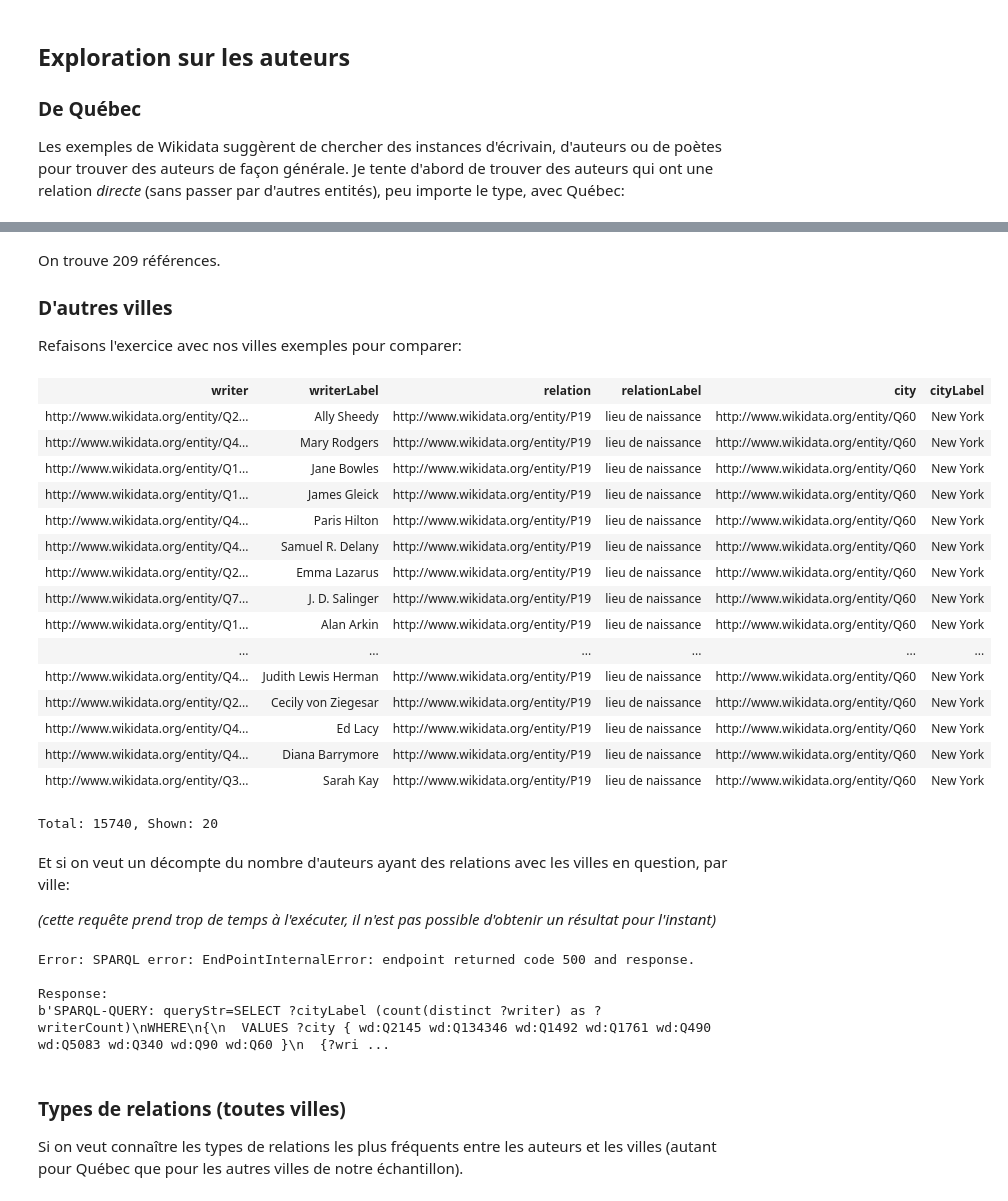
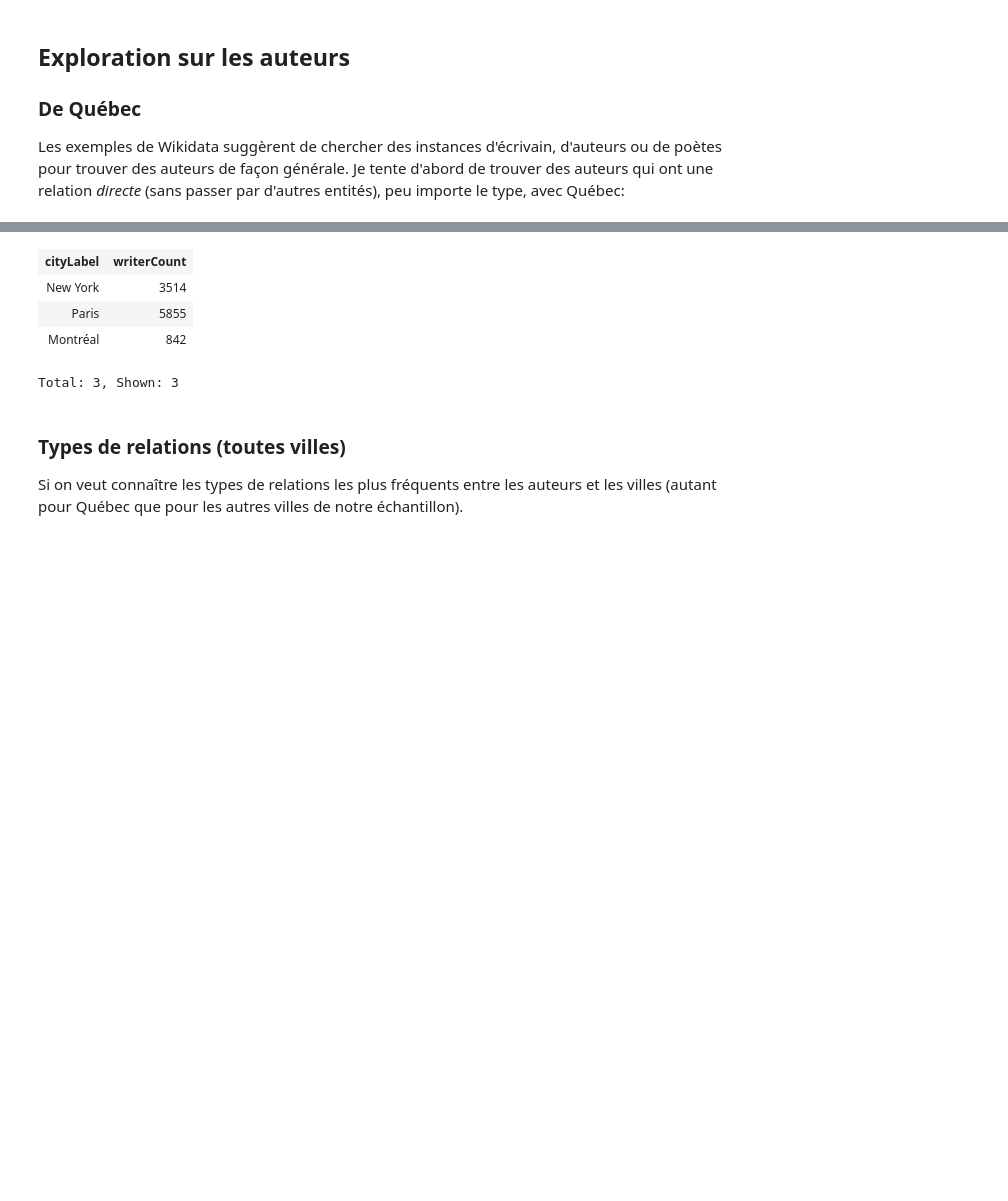
Before and after one commit to Projet-TAMIS/explo_wikidata, a Jupyter notebook: Wikidata et Québec.ipynb, the cells around one changed output, grey strips where cells are left out. Saved outputs shown, nothing was run; the diff lists cells and outputs as text; code cells hidden in the pictures; blank space fills up the shorter version.

Commit message:
Mise à jour et amélioration des requêtes

```diff
--- a/Wikidata et Québec.ipynb
+++ b/Wikidata et Québec.ipynb
@@ -202,57 +287,20 @@ Total: 209, Shown: 20
-# %% [markdown]
-On trouve 209 références.
-
-### D'autres villes
-
-Refaisons l'exercice avec nos villes exemples pour comparer:
 # %%
-SELECT distinct ?writer ?writerLabel ?relation ?relationLabel ?city ?cityLabel
+SELECT ?cityLabel (count(distinct ?writer) as ?writerCount)
 WHERE
 {
-  VALUES ?city { wd:Q2145 wd:Q134346 wd:Q1492 wd:Q1761 wd:Q490 wd:Q5083 wd:Q340 wd:Q90 wd:Q60 }
+  VALUES ?city { wd:Q340 wd:Q90 wd:Q60 }
   {?writer wdt:P106 wd:Q36180 .} UNION { ?writer wdt:P106 wd:Q482980 . } UNION { ?writer wdt:P106 wd:Q49757 . }
   ?writer ?rel ?city
   SERVICE wikibase:label { bd:serviceParam wikibase:language "[AUTO_LANGUAGE],fr,en". }
   ?relation wikibase:directClaim ?rel .
 }
+GROUP BY ?cityLabel
 # %% [output]
-| writer | writerLabel | relation | relationLabel | city | cityLabel |
-| http://www.wikidata.org/entity/Q2... | Ally Sheedy | http://www.wikidata.org/entity/P19 | lieu de naissance | http://www.wikidata.org/entity/Q60 | New York |
-| http://www.wikidata.org/entity/Q4... | Mary Rodgers | http://www.wikidata.org/entity/P19 | lieu de naissance | http://www.wikidata.org/entity/Q60 | New York |
-| http://www.wikidata.org/entity/Q1... | Jane Bowles | http://www.wikidata.org/entity/P19 | lieu de naissance | http://www.wikidata.org/entity/Q60 | New York |
-| http://www.wikidata.org/entity/Q1... | James Gleick | http://www.wikidata.org/entity/P19 | lieu de naissance | http://www.wikidata.org/entity/Q60 | New York |
-| http://www.wikidata.org/entity/Q4... | Paris Hilton | http://www.wikidata.org/entity/P19 | lieu de naissance | http://www.wikidata.org/entity/Q60 | New York |
-| http://www.wikidata.org/entity/Q4... | Samuel R. Delany | http://www.wikidata.org/entity/P19 | lieu de naissance | http://www.wikidata.org/entity/Q60 | New York |
-| http://www.wikidata.org/entity/Q2... | Emma Lazarus | http://www.wikidata.org/entity/P19 | lieu de naissance | http://www.wikidata.org/entity/Q60 | New York |
-| http://www.wikidata.org/entity/Q7... | J. D. Salinger | http://www.wikidata.org/entity/P19 | lieu de naissance | http://www.wikidata.org/entity/Q60 | New York |
-| http://www.wikidata.org/entity/Q1... | Alan Arkin | http://www.wikidata.org/entity/P19 | lieu de naissance | http://www.wikidata.org/entity/Q60 | New York |
-| ... | ... | ... | ... | ... | ... |
-| http://www.wikidata.org/entity/Q4... | Judith Lewis Herman | http://www.wikidata.org/entity/P19 | lieu de naissance | http://www.wikidata.org/entity/Q60 | New York |
-| http://www.wikidata.org/entity/Q2... | Cecily von Ziegesar | http://www.wikidata.org/entity/P19 | lieu de naissance | http://www.wikidata.org/entity/Q60 | New York |
-| http://www.wikidata.org/entity/Q4... | Ed Lacy | http://www.wikidata.org/entity/P19 | lieu de naissance | http://www.wikidata.org/entity/Q60 | New York |
-| http://www.wikidata.org/entity/Q4... | Diana Barrymore | http://www.wikidata.org/entity/P19 | lieu de naissance | http://www.wikidata.org/entity/Q60 | New York |
-| http://www.wikidata.org/entity/Q3... | Sarah Kay | http://www.wikidata.org/entity/P19 | lieu de naissance | http://www.wikidata.org/entity/Q60 | New York |
+| cityLabel | writerCount |
+| New York | 3514 |
+| Paris | 5855 |
+| Montréal | 842 |
-Total: 15740, Shown: 20
+Total: 3, Shown: 3
-# %% [markdown]
-Et si on veut un décompte du nombre d'auteurs ayant des relations avec les villes en question, par ville:
-
-_(cette requête prend trop de temps à l'exécuter, il n'est pas possible d'obtenir un résultat pour l'instant)_
-# %%
-SELECT ?cityLabel (count(distinct ?writer) as ?writerCount)
-WHERE
-{
-  VALUES ?city { wd:Q2145 wd:Q134346 wd:Q1492 wd:Q1761 wd:Q490 wd:Q5083 wd:Q340 wd:Q90 wd:Q60 }
-  {?writer wdt:P106 wd:Q36180 .} UNION { ?writer wdt:P106 wd:Q482980 . } UNION { ?writer wdt:P106 wd:Q49757 . }
-  ?writer ?rel ?city
-  SERVICE wikibase:label { bd:serviceParam wikibase:language "[AUTO_LANGUAGE],fr,en". }
-  ?relation wikibase:directClaim ?rel .
-}
-GROUP BY ?cityLabel
-# %% [output]
-Error: SPARQL error: EndPointInternalError: endpoint returned code 500 and response.
-
-Response:
-b'SPARQL-QUERY: queryStr=SELECT ?cityLabel (count(distinct ?writer) as ?writerCount)\nWHERE\n{\n  VALUES ?city { wd:Q2145 wd:Q134346 wd:Q1492 wd:Q1761 wd:Q490 wd:Q5083 wd:Q340 wd:Q90 wd:Q60 }\n  {?wri ...
 # %% [markdown]
 ### Types de relations (toutes villes)
 
```
Also changed, not shown: parts of 41 cells of this notebook.
